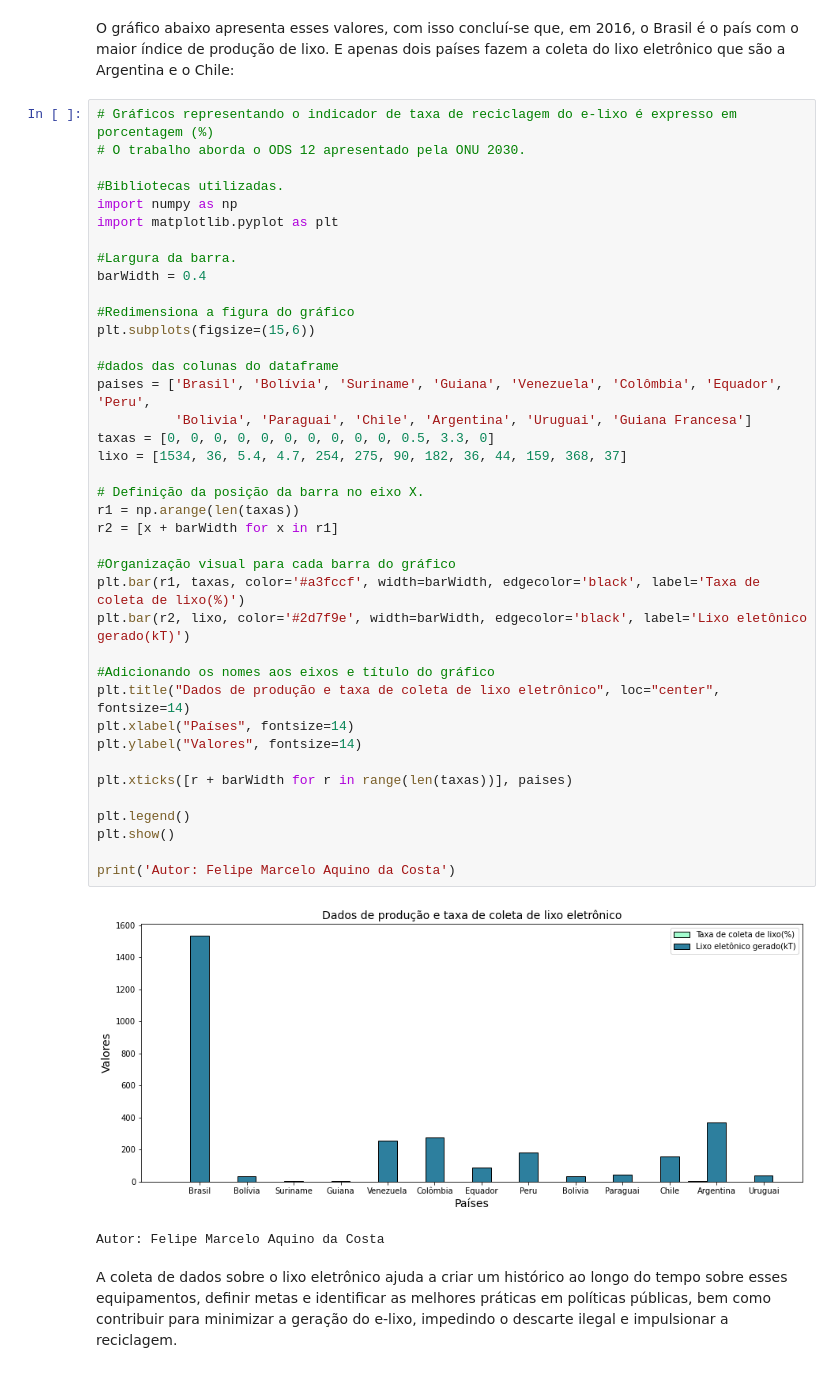
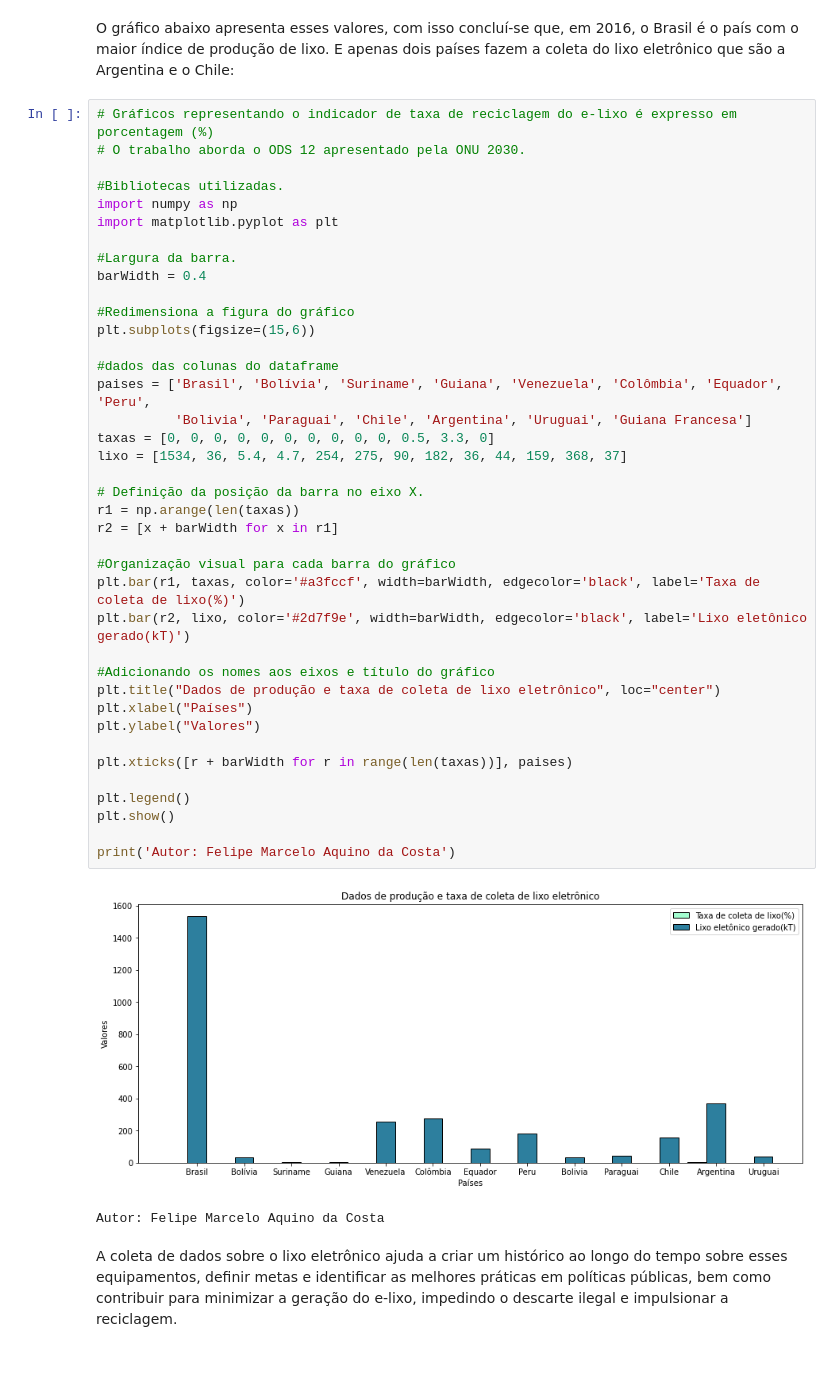
Before and after one commit to Line04/Projeto_Grupo-7, a Jupyter notebook: reciclagem_do_lixo_eletronico.ipynb, the cells around one changed output. Drawn from its saved outputs; the diff is of its cells as text.

```diff
--- a/reciclagem_do_lixo_eletronico.ipynb
+++ b/reciclagem_do_lixo_eletronico.ipynb
@@ -94,37 +94,37 @@ import matplotlib.pyplot as plt
 
 #Largura da barra.
 barWidth = 0.4
 
 #Redimensiona a figura do gráfico
 plt.subplots(figsize=(15,6))
 
 #dados das colunas do dataframe
 paises = ['Brasil', 'Bolívia', 'Suriname', 'Guiana', 'Venezuela', 'Colômbia', 'Equador', 'Peru',
           'Bolivia', 'Paraguai', 'Chile', 'Argentina', 'Uruguai', 'Guiana Francesa']
 taxas = [0, 0, 0, 0, 0, 0, 0, 0, 0, 0, 0.5, 3.3, 0]
 lixo = [1534, 36, 5.4, 4.7, 254, 275, 90, 182, 36, 44, 159, 368, 37]
 
 # Definição da posição da barra no eixo X.
 r1 = np.arange(len(taxas))
 r2 = [x + barWidth for x in r1]
 
 #Organização visual para cada barra do gráfico
 plt.bar(r1, taxas, color='#a3fccf', width=barWidth, edgecolor='black', label='Taxa de coleta de lixo(%)')
 plt.bar(r2, lixo, color='#2d7f9e', width=barWidth, edgecolor='black', label='Lixo eletônico gerado(kT)')
 
 #Adicionando os nomes aos eixos e título do gráfico
-plt.title("Dados de produção e taxa de coleta de lixo eletrônico", loc="center", fontsize=14)
-plt.xlabel("Países", fontsize=14)
-plt.ylabel("Valores", fontsize=14)
+plt.title("Dados de produção e taxa de coleta de lixo eletrônico", loc="center")
+plt.xlabel("Países")
+plt.ylabel("Valores")
 
 plt.xticks([r + barWidth for r in range(len(taxas))], paises)
 
 plt.legend()
 plt.show()
 
 print('Autor: Felipe Marcelo Aquino da Costa')
 # %% [output]
-[figure, old version]
+[figure, new version]
 Autor: Felipe Marcelo Aquino da Costa
 # %% [markdown]
 A coleta de dados sobre o lixo eletrônico ajuda a criar um histórico ao longo do tempo sobre esses equipamentos, definir metas e identificar as melhores práticas em políticas públicas, bem como contribuir para minimizar a geração do e-lixo, impedindo o descarte ilegal e impulsionar a reciclagem.
```
